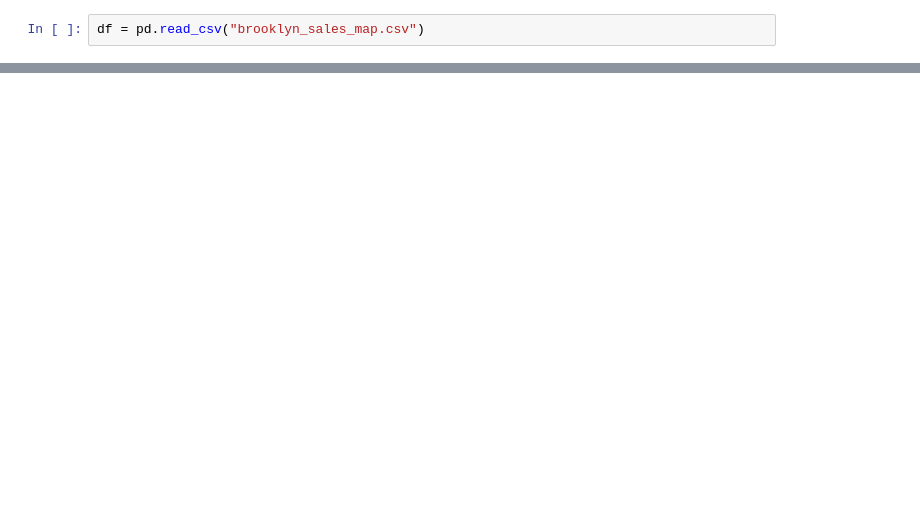
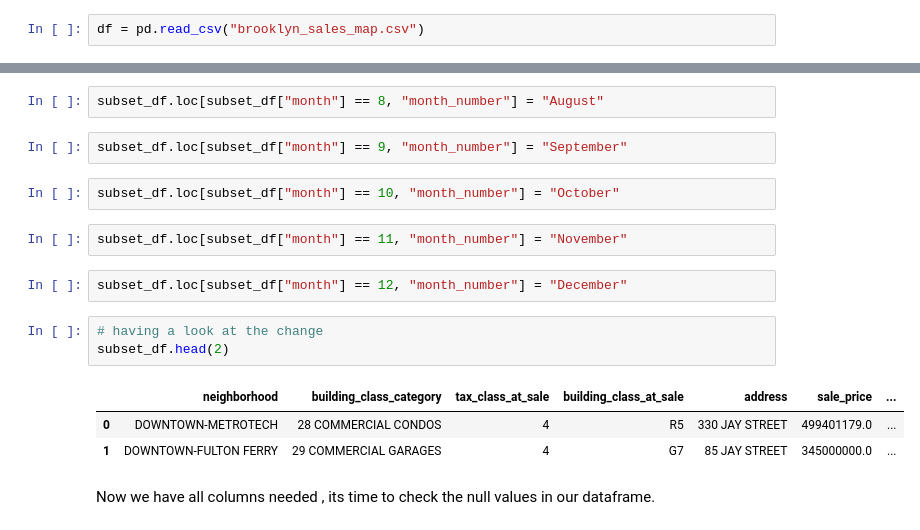
Before and after one commit to Ayomi-tech/brooklyn_housing_project, a Jupyter notebook: Untitled.ipynb, the cells around one changed output, grey strips where cells are left out. Saved outputs shown, nothing was run; the diff lists cells and outputs as text; blank space fills up the shorter version.

```diff
--- a/Untitled.ipynb
+++ b/Untitled.ipynb
@@ -14,0 +97,19 @@ df.head()
+# %%
+subset_df.loc[subset_df["month"] == 8, "month_number"] = "August"
+# %%
+subset_df.loc[subset_df["month"] == 9, "month_number"] = "September"
+# %%
+subset_df.loc[subset_df["month"] == 10, "month_number"] = "October"
+# %%
+subset_df.loc[subset_df["month"] == 11, "month_number"] = "November"
+# %%
+subset_df.loc[subset_df["month"] == 12, "month_number"] = "December"
+# %%
+# having a look at the change
+subset_df.head(2)
+# %% [output]
+|  | neighborhood | building_class_category | tax_class_at_sale | building_class_at_sale | address | sale_price | ... |
+| 0 | DOWNTOWN-METROTECH | 28 COMMERCIAL CONDOS | 4 | R5 | 330 JAY STREET | 499401179.0 | ... |
+| 1 | DOWNTOWN-FULTON FERRY | 29 COMMERCIAL GARAGES | 4 | G7 | 85 JAY STREET | 345000000.0 | ... |
+# %% [markdown]
+Now we have all columns needed , its time to check the null values in our dataframe.
```
Also changed, not shown: parts of 25 cells of this notebook.
